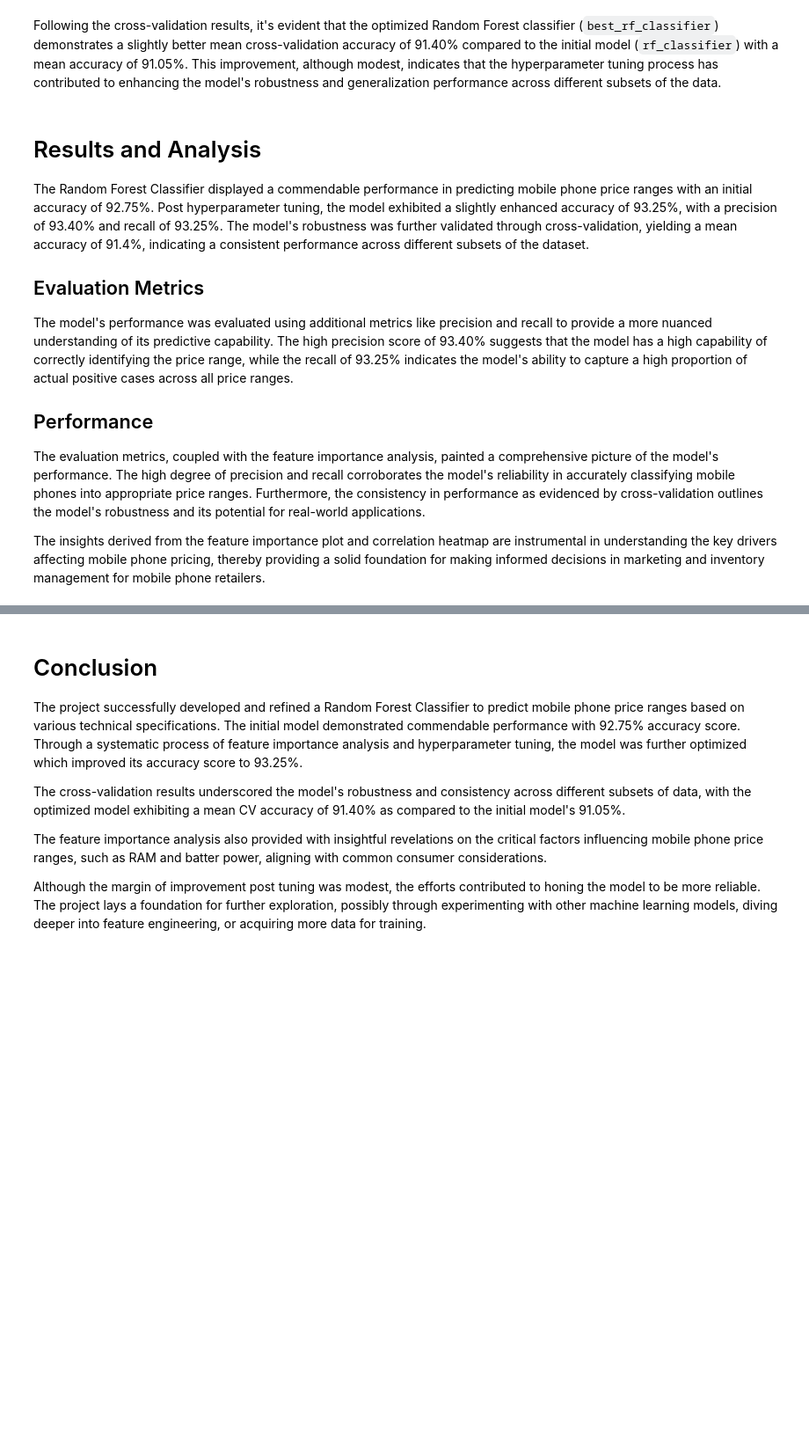
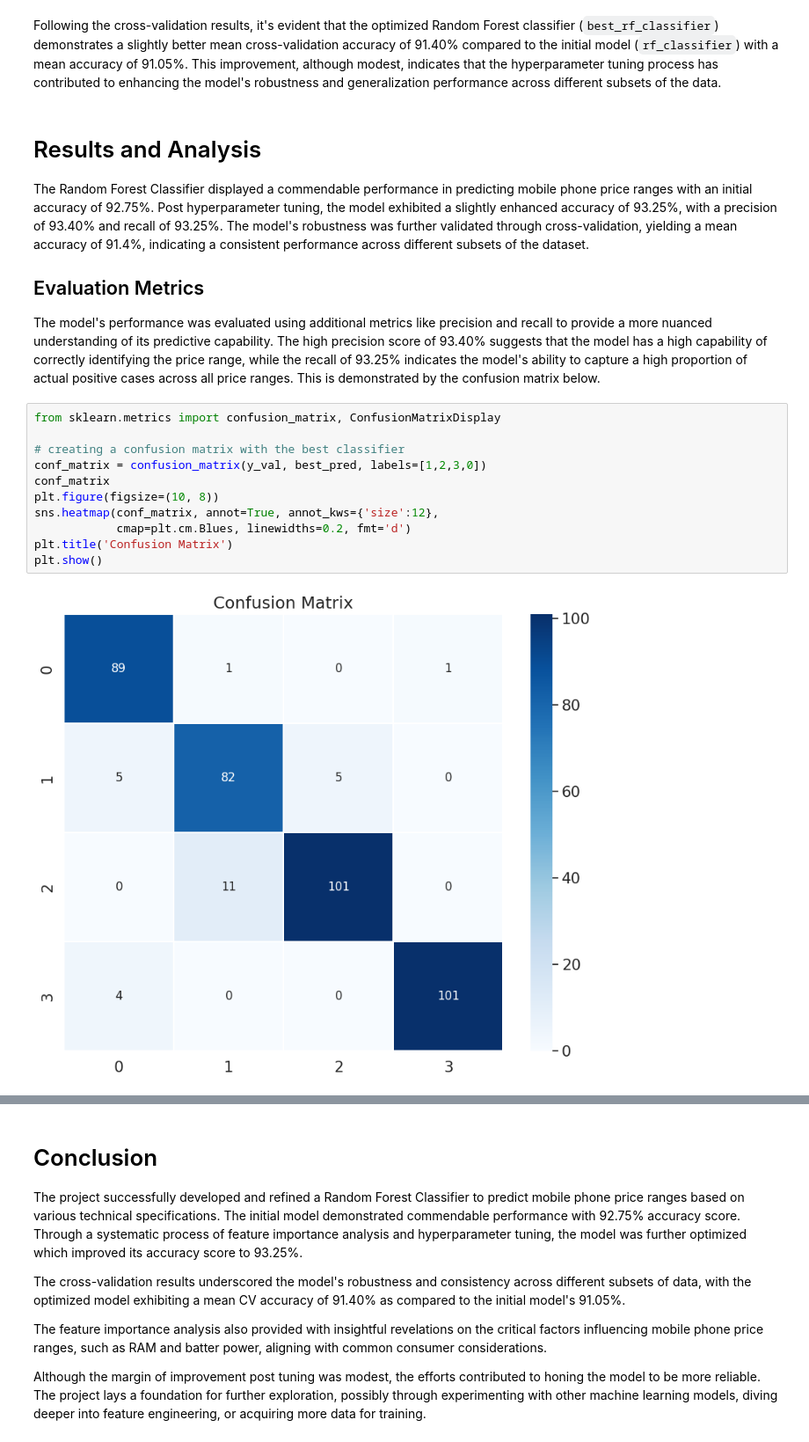
Before and after one commit to abh1nash/phone-price-range-predictor, a Jupyter notebook: predicting-phone-price-range-with-rf-classifier.ipynb, the cells around one changed output, grey strips where cells are left out. Shown at 88% size. Cells and saved outputs as stored; diff of their text form; blank space fills up the shorter version.

Commit message:
add confusion matrix

```diff
--- a/predicting-phone-price-range-with-rf-classifier.ipynb
+++ b/predicting-phone-price-range-with-rf-classifier.ipynb
@@ -318,10 +303,17 @@ The Random Forest Classifier displayed a commendable performance in predicting m
 
 ## Evaluation Metrics
 
-The model's performance was evaluated using additional metrics like precision and recall to provide a more nuanced understanding of its predictive capability. The high precision score of 93.40% suggests that the model has a high capability of correctly identifying the price range, while the recall of 93.25% indicates the model's ability to capture a high proportion of actual positive cases across all price ranges.
-
-## Performance
-
-The evaluation metrics, coupled with the feature importance analysis, painted a comprehensive picture of the model's performance. The high degree of precision and recall corroborates the model's reliability in accurately classifying mobile phones into appropriate price ranges. Furthermore, the consistency in performance as evidenced by cross-validation outlines the model's robustness and its potential for real-world applications.
-
-The insights derived from the feature importance plot and correlation heatmap are instrumental in understanding the key drivers affecting mobile phone pricing, thereby providing a solid foundation for making informed decisions in marketing and inventory management for mobile phone retailers.
+The model's performance was evaluated using additional metrics like precision and recall to provide a more nuanced understanding of its predictive capability. The high precision score of 93.40% suggests that the model has a high capability of correctly identifying the price range, while the recall of 93.25% indicates the model's ability to capture a high proportion of actual positive cases across all price ranges. This is demonstrated by the confusion matrix below.
+# %%
+from sklearn.metrics import confusion_matrix, ConfusionMatrixDisplay
+
+# creating a confusion matrix with the best classifier
+conf_matrix = confusion_matrix(y_val, best_pred, labels=[1,2,3,0])
+conf_matrix
+plt.figure(figsize=(10, 8))
+sns.heatmap(conf_matrix, annot=True, annot_kws={'size':12},
+            cmap=plt.cm.Blues, linewidths=0.2, fmt='d')
+plt.title('Confusion Matrix')
+plt.show()
+# %% [output]
+[figure, added]
```
Also changed, not shown: parts of 5 cells of this notebook, 1 other file.
